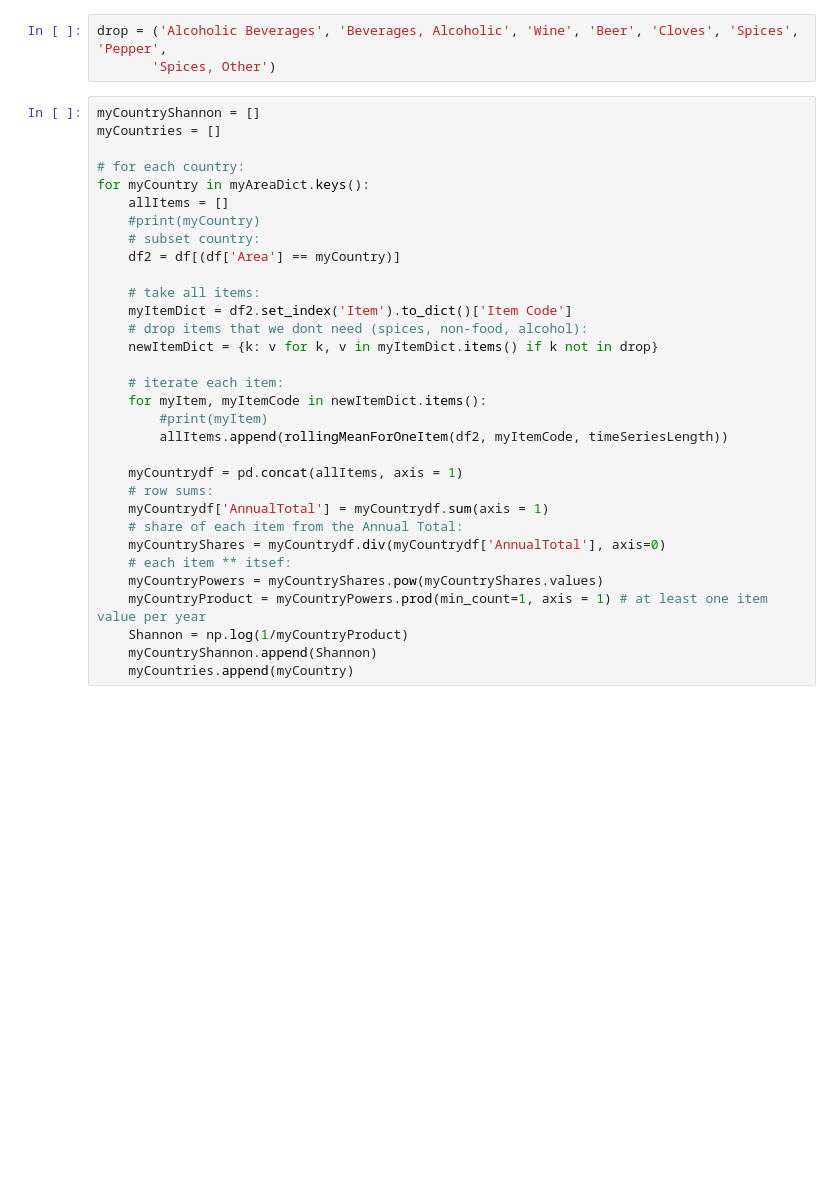
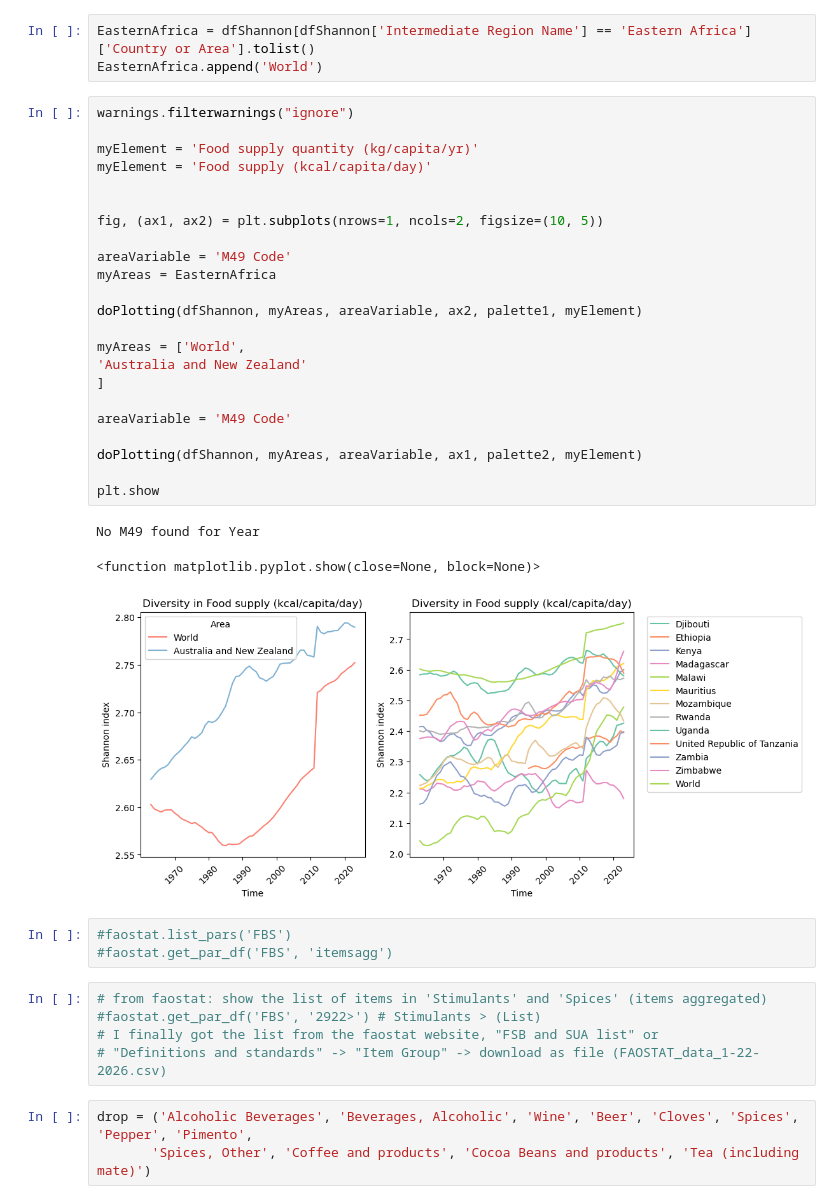
Before and after one commit to myliheik/FBSadjusted, a Jupyter notebook: notebooks/05-plotShannonIndex.ipynb, the cells around one changed output. Cells and saved outputs as stored; diff of their text form; blank space fills up the shorter version.

```diff
--- a/notebooks/05-plotShannonIndex.ipynb
+++ b/notebooks/05-plotShannonIndex.ipynb
@@ -79,35 +239,41 @@ Name: count, dtype: int64
+# %%
+EasternAfrica = dfShannon[dfShannon['Intermediate Region Name'] == 'Eastern Africa']['Country or Area'].tolist()
+EasternAfrica.append('World')
+# %%
+warnings.filterwarnings("ignore")
+
+myElement = 'Food supply quantity (kg/capita/yr)'
+myElement = 'Food supply (kcal/capita/day)'
+
+
+fig, (ax1, ax2) = plt.subplots(nrows=1, ncols=2, figsize=(10, 5))
+
+areaVariable = 'M49 Code'
+myAreas = EasternAfrica
+
+doPlotting(dfShannon, myAreas, areaVariable, ax2, palette1, myElement)
+
+myAreas = ['World',
+'Australia and New Zealand'
+]
+
+areaVariable = 'M49 Code'
+
+doPlotting(dfShannon, myAreas, areaVariable, ax1, palette2, myElement)
+
+plt.show
+# %% [output]
+No M49 found for Year
+<function matplotlib.pyplot.show(close=None, block=None)>
+[figure, added]
+# %%
+#faostat.list_pars('FBS')
+#faostat.get_par_df('FBS', 'itemsagg')
+# %%
+# from faostat: show the list of items in 'Stimulants' and 'Spices' (items aggregated)
+#faostat.get_par_df('FBS', '2922>') # Stimulants > (List)
+# I finally got the list from the faostat website, "FSB and SUA list" or
+# "Definitions and standards" -> "Item Group" -> download as file (FAOSTAT_data_1-22-2026.csv)
 # %%
-drop = ('Alcoholic Beverages', 'Beverages, Alcoholic', 'Wine', 'Beer', 'Cloves', 'Spices', 'Pepper',
-       'Spices, Other')
+drop = ('Alcoholic Beverages', 'Beverages, Alcoholic', 'Wine', 'Beer', 'Cloves', 'Spices', 'Pepper', 'Pimento',
+       'Spices, Other', 'Coffee and products', 'Cocoa Beans and products', 'Tea (including mate)')
-# %%
-myCountryShannon = []
-myCountries = []
-
-# for each country:
-for myCountry in myAreaDict.keys():
-    allItems = []
-    #print(myCountry)
-    # subset country:
-    df2 = df[(df['Area'] == myCountry)]
-
-    # take all items:
-    myItemDict = df2.set_index('Item').to_dict()['Item Code']
-    # drop items that we dont need (spices, non-food, alcohol):
-    newItemDict = {k: v for k, v in myItemDict.items() if k not in drop}
-
-    # iterate each item:
-    for myItem, myItemCode in newItemDict.items():
-        #print(myItem)
-        allItems.append(rollingMeanForOneItem(df2, myItemCode, timeSeriesLength))
-
-    myCountrydf = pd.concat(allItems, axis = 1)
-    # row sums:
-    myCountrydf['AnnualTotal'] = myCountrydf.sum(axis = 1)
-    # share of each item from the Annual Total:
-    myCountryShares = myCountrydf.div(myCountrydf['AnnualTotal'], axis=0)
-    # each item ** itsef:
-    myCountryPowers = myCountryShares.pow(myCountryShares.values)
-    myCountryProduct = myCountryPowers.prod(min_count=1, axis = 1) # at least one item value per year
-    Shannon = np.log(1/myCountryProduct)
-    myCountryShannon.append(Shannon)
-    myCountries.append(myCountry)
```
Also changed, not shown: parts of 44 cells of this notebook, 2 other files.
